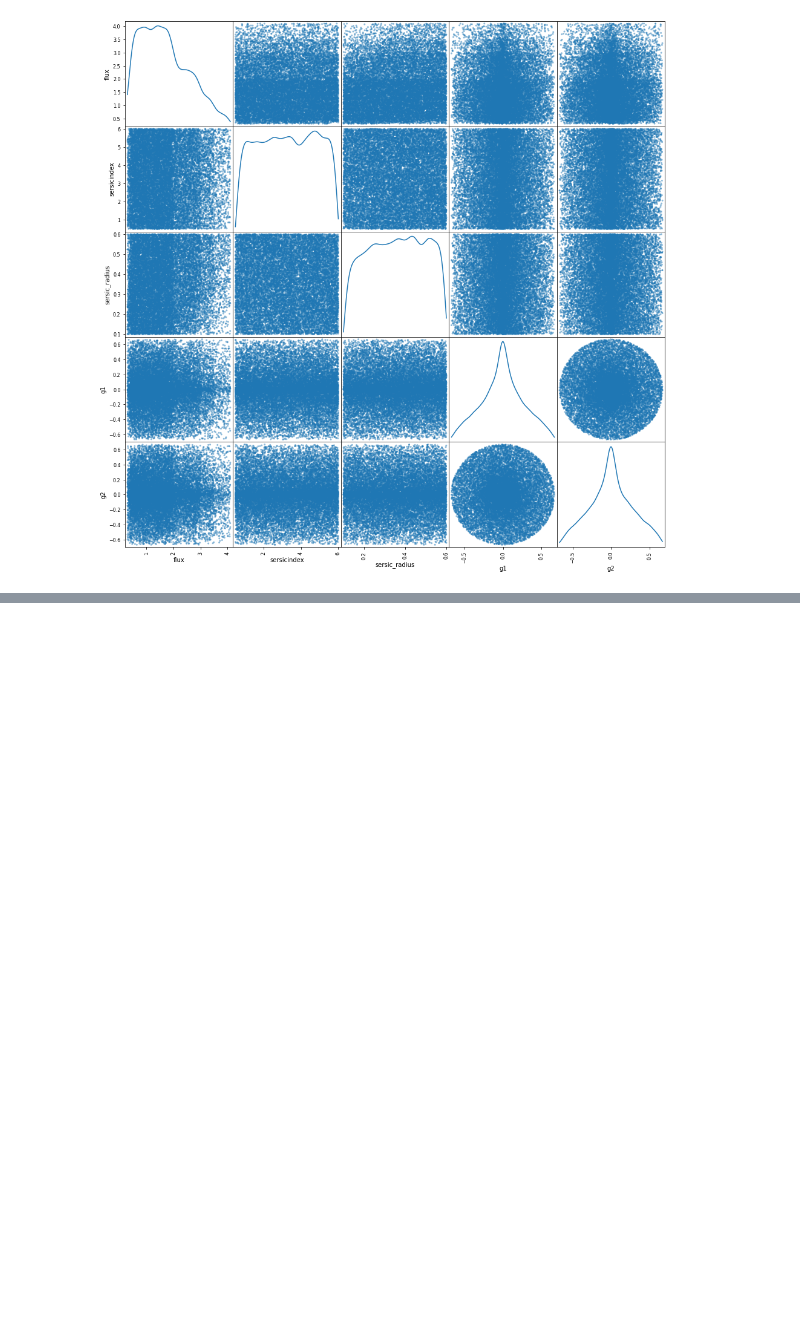
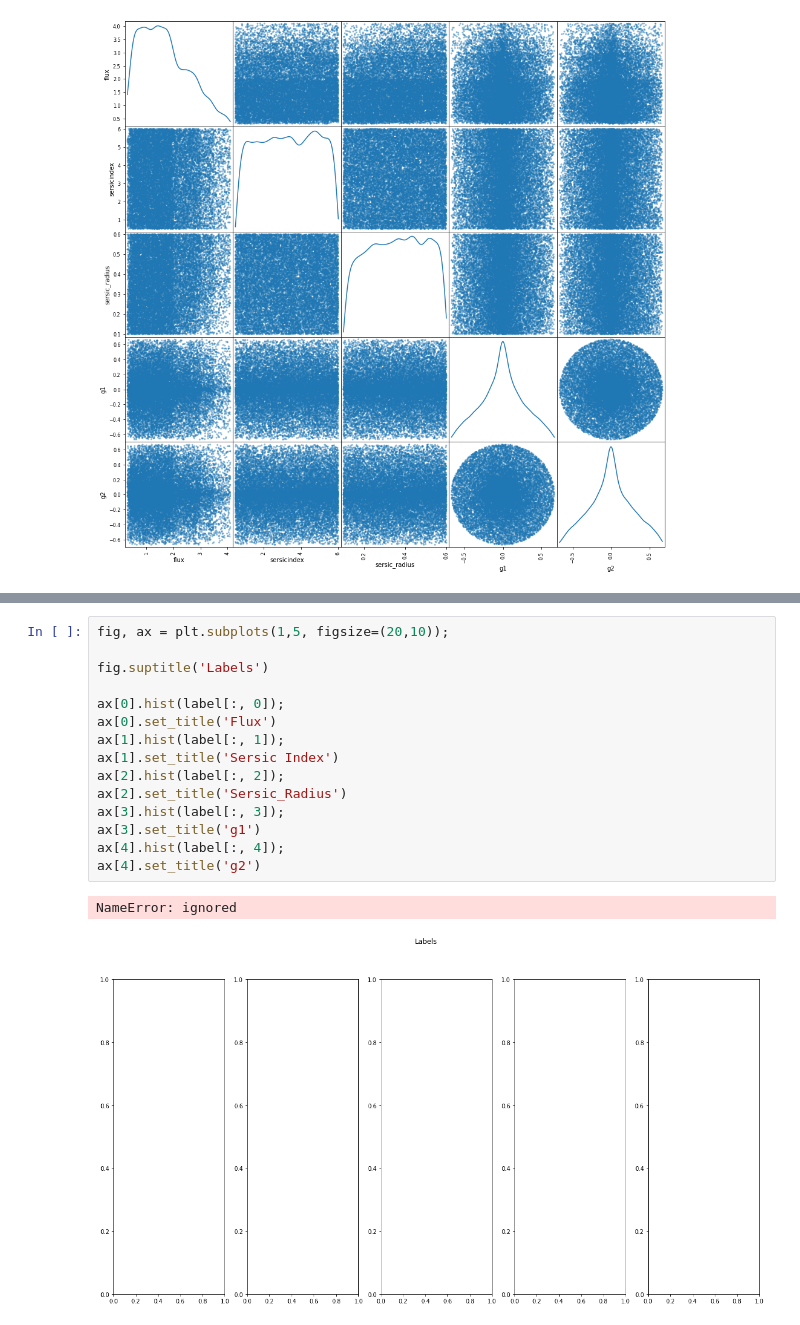
Before and after one commit to asanneh/CS109B_Final_Project_Group_35, a Jupyter notebook: CS109B_Final_Project_Group_35.ipynb, the cells around one changed output, grey strips where cells are left out. Cells and saved outputs as stored; diff of their text form; blank space fills up the shorter version.

```diff
--- a/CS109B_Final_Project_Group_35.ipynb
+++ b/CS109B_Final_Project_Group_35.ipynb
@@ -137,0 +146,18 @@ pd.plotting.scatter_matrix(label_df, figsize=(16, 16), diagonal='kde');
+# %%
+fig, ax = plt.subplots(1,5, figsize=(20,10));
+
+fig.suptitle('Labels')
+
+ax[0].hist(label[:, 0]);
+ax[0].set_title('Flux')
+ax[1].hist(label[:, 1]);
+ax[1].set_title('Sersic Index')
+ax[2].hist(label[:, 2]);
+ax[2].set_title('Sersic_Radius')
+ax[3].hist(label[:, 3]);
+ax[3].set_title('g1')
+ax[4].hist(label[:, 4]);
+ax[4].set_title('g2')
+# %% [output]
+NameError: ignored
+[figure, added]
```
Also changed, not shown: parts of 6 cells of this notebook.
